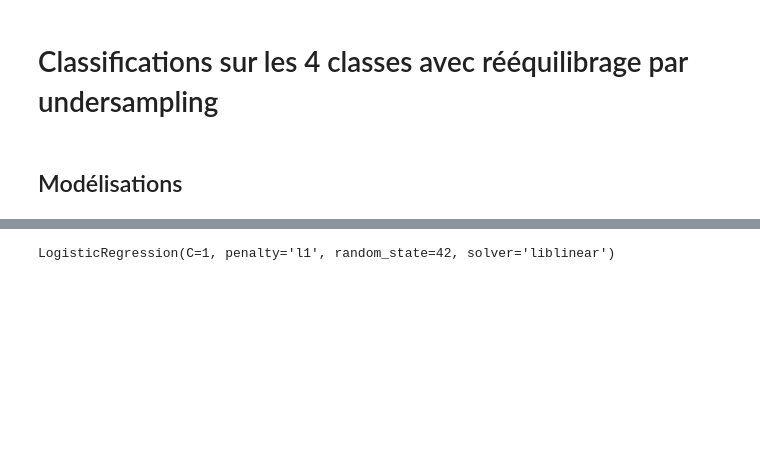
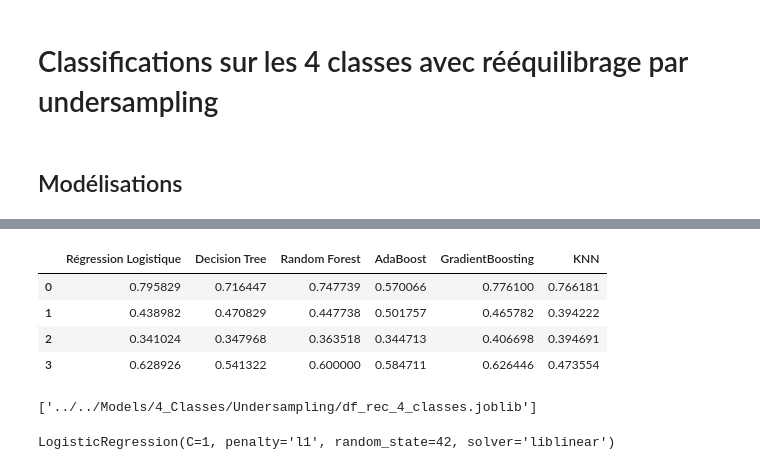
Before and after one commit to karatruc/Streamlit, a Jupyter notebook: Notebooks/ML/Classification_4_undersampling.ipynb, the cells around one changed output, grey strips where cells are left out. Drawn from its saved outputs; the diff is of its cells as text; code cells hidden in the pictures; blank space fills up the shorter version.

```diff
--- a/Notebooks/ML/Classification_4_undersampling.ipynb
+++ b/Notebooks/ML/Classification_4_undersampling.ipynb
@@ -75,15 +75,15 @@ model_params = {
         'params' : {
             'loss' : ['log_loss'],
             #'learning_rate': [0.01, 0.025, 0.05, 0.075, 0.1, 0.15, 0.2],
-            'learning_rate': [0.01, 0.05, 0.1, 0.2],
+            'learning_rate': [0.01, 0.1, 0.2],
             #'min_samples_split': np.linspace(0.1, 0.5, 12),
             #'min_samples_leaf': np.linspace(0.1, 0.5, 12),
             'max_depth':[3,5,8],
             'max_features':['log2','sqrt'],
             'criterion': ['friedman_mse', 'mae'],
             #'subsample':[0.5, 0.618, 0.8, 0.85, 0.9, 0.95, 1.0],
-            'subsample':[0.5,  0.8,  0.9, 1.0],
-            'n_estimators':[10,50,100,200,300]
+            'subsample':[0.5,  0.7, 1.0],
+            'n_estimators':[10,100,200]
         }
     },
     'KNN' : {
@@ -169,3 +201,15 @@ ValueError: Data must be 1-dimensional, got ndarray of shape (88598, 1) instead
+# %%
+df_models = pd.DataFrame(models_dict)
+
+display(df_models)
+dump(df_models, '{}/4_Classes/Undersampling/df_rec_4_classes.joblib'.format(models_path))
+# %% [output]
+|  | Régression Logistique | Decision Tree | Random Forest | AdaBoost | GradientBoosting | KNN |
+| 0 | 0.795829 | 0.716447 | 0.747739 | 0.570066 | 0.776100 | 0.766181 |
+| 1 | 0.438982 | 0.470829 | 0.447738 | 0.501757 | 0.465782 | 0.394222 |
+| 2 | 0.341024 | 0.347968 | 0.363518 | 0.344713 | 0.406698 | 0.394691 |
+| 3 | 0.628926 | 0.541322 | 0.600000 | 0.584711 | 0.626446 | 0.473554 |
+['../../Models/4_Classes/Undersampling/df_rec_4_classes.joblib']
 # %%
 #import shap
 # %%
```
Also changed, not shown: parts of 1 cell of this notebook, 12 other files.
